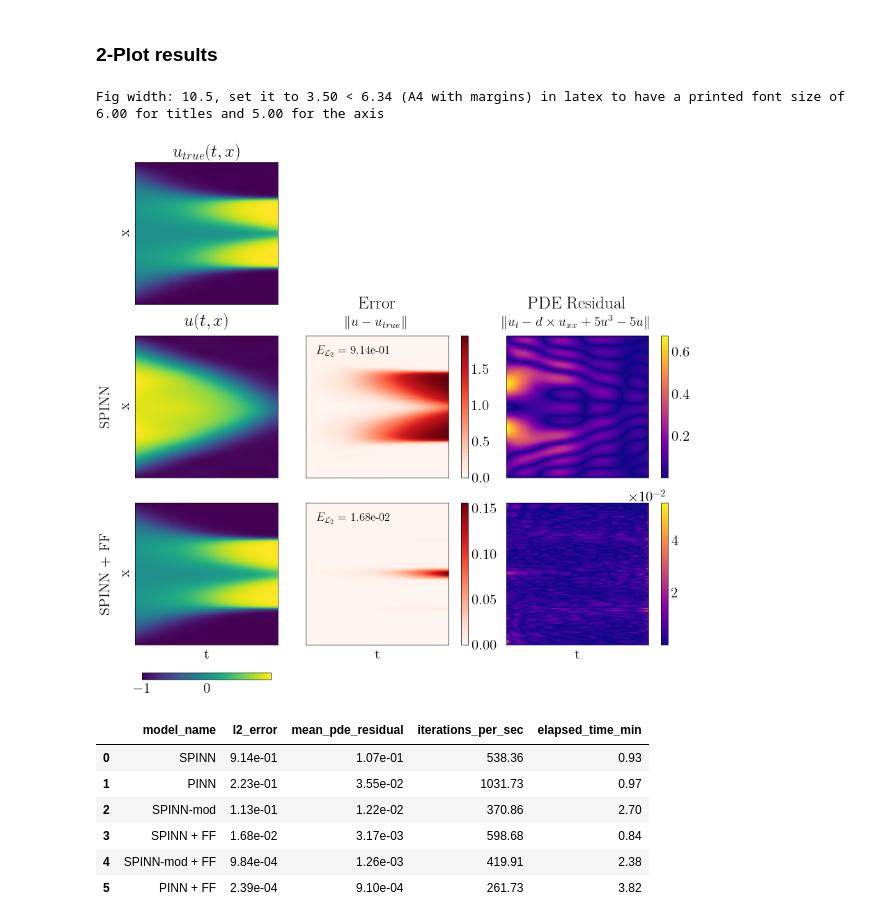
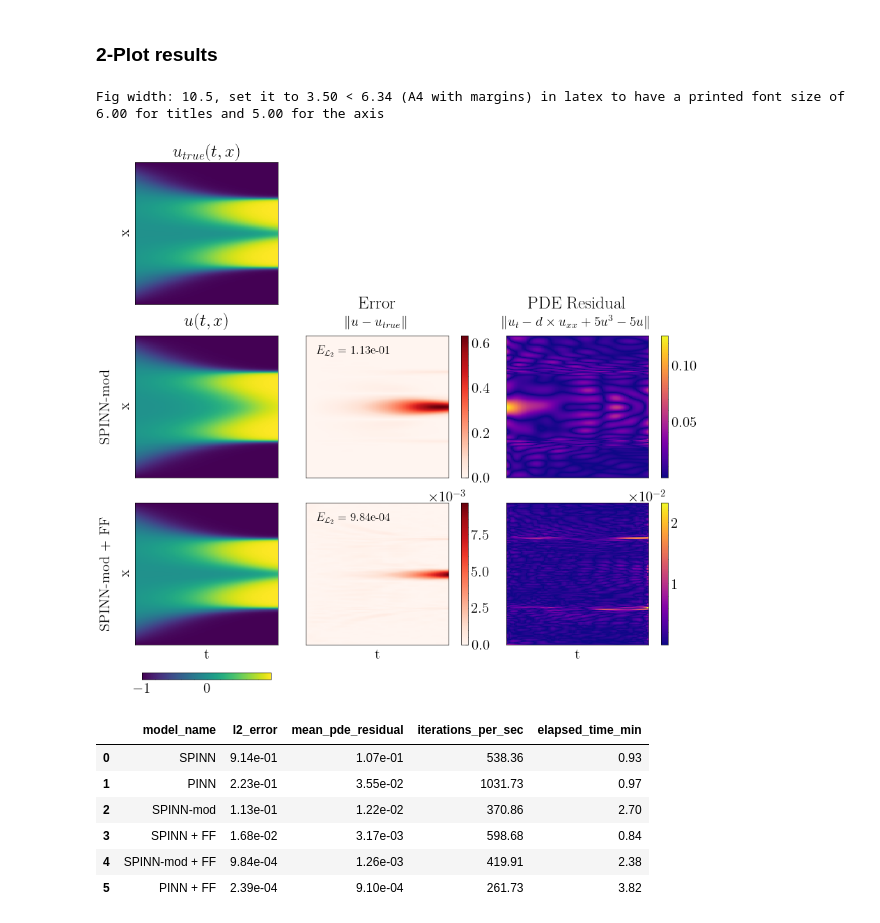
Before and after one commit to bonneted/PhD, a Jupyter notebook: IV_ImprovingTraining.ipynb, the cells around one changed output. Drawn from its saved outputs; the diff is of its cells as text; code cells hidden in the pictures.

```diff
--- a/IV_ImprovingTraining.ipynb
+++ b/IV_ImprovingTraining.ipynb
@@ -43,16 +43,16 @@ base_config_FF = {
     "activations": "sin",
     "n_domain": 150**2,
     "lr": 1e-5,
-    "lr_decay": ["warmup cosine", 1e-3, 1000, 60000, 1e-5], # cosine decay: peak lr, warmup iters, total iters, min lr
-    "n_iter": 80000,
-    "rank": 64,
+    "lr_decay": ["warmup cosine", 1e-5, 1e-3, 1000, 100000, 1e-5], # cosine decay:init lr, peak lr, warmup iters, total iters, min lr
+    "n_iter": 100000,
+    "rank": 32,
     "seed": 0,
 }
 
 all_config_FF = {
     "pinn": {**copy.deepcopy(base_config_FF), "n_fourier_features": 256},
     "spinn": {**copy.deepcopy(base_config_FF), "net_type": "SPINN" },
-    "spinn_mod": {**copy.deepcopy(base_config_FF), "net_type": "SPINN", "mlp_type": "mlp_mod" },
+    "spinn_mod": {**copy.deepcopy(base_config_FF), "net_type": "SPINN", "mlp_type": "mlp_mod", "n_fourier_features": 64},
 }
 
 all_config_names_FF = list(all_config_FF.keys())
@@ -148,7 +148,7 @@ plt.rcParams.update({
 })
 
 
-config_to_plot_FF = ["pinn", "spinn", "spinn_mod"][1:2]
+config_to_plot_FF = ["pinn", "spinn", "spinn_mod"][2:3]
 config_text_dict = {
     "pinn": "PINN",
     "pinn_FF": "PINN + FF",
@@ -192,34 +192,34 @@ fields_FF = {
         "cmap": "viridis",
         "abs": False,
     },
     "Error": {
         "data": u_diff_all,
         "title": "Error\n" + r"\fontsize{14}{14} $\|u - u_{true}\|$",
         "cmap": "Reds",
         "abs": True,
     },
     "PDE Residual": {
         "data": pde_loss_all,
         "title": "PDE Residual\n" + r"\fontsize{14}{14}$\|u_t - d \times u_{xx} + 5u^3 - 5u\|$",
         "cmap": "plasma",
         "abs": True,
     },
 }
 
 fig, ax = plt.subplots(1+n_rows,3, figsize=(10.5,(1+n_rows)*3))
 
 plot_allen_cahn_results(fig, ax, fields_FF, tt, xx, rows_title, font_factor, title_font_size, axes_font_size)
 
 plt.show()
 
 # save figure
 figure_folder = os.path.join(results_folder, "IV_2_FourierFeatures_Figures")
 os.makedirs(figure_folder, exist_ok=True)
 figure_name = "+".join(config_to_plot_FF) + ".png"
 fig.savefig(os.path.join(figure_folder, figure_name), bbox_inches='tight', dpi=300)
 # %% [output]
 Fig width: 10.5, set it to 3.50 < 6.34 (A4 with margins) in latex to have a printed font size of 6.00 for titles and 5.00 for the axis
-[figure, old version]
+[figure, new version]
 # %%
 import pandas as pd
 from IPython.display import display
```
Also changed, not shown: parts of 7 cells of this notebook, 1 other file.
